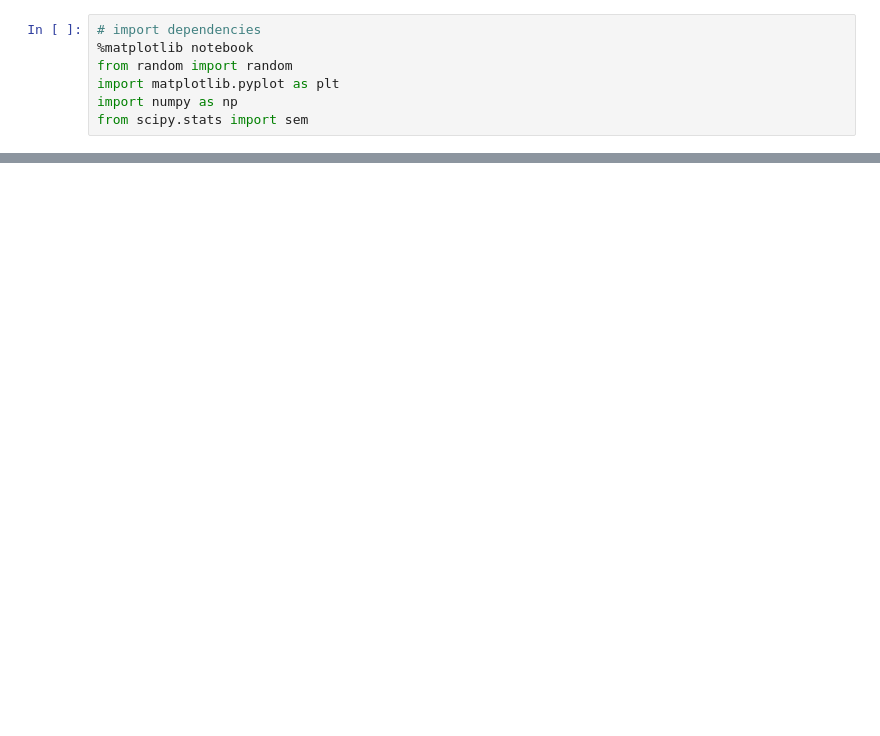
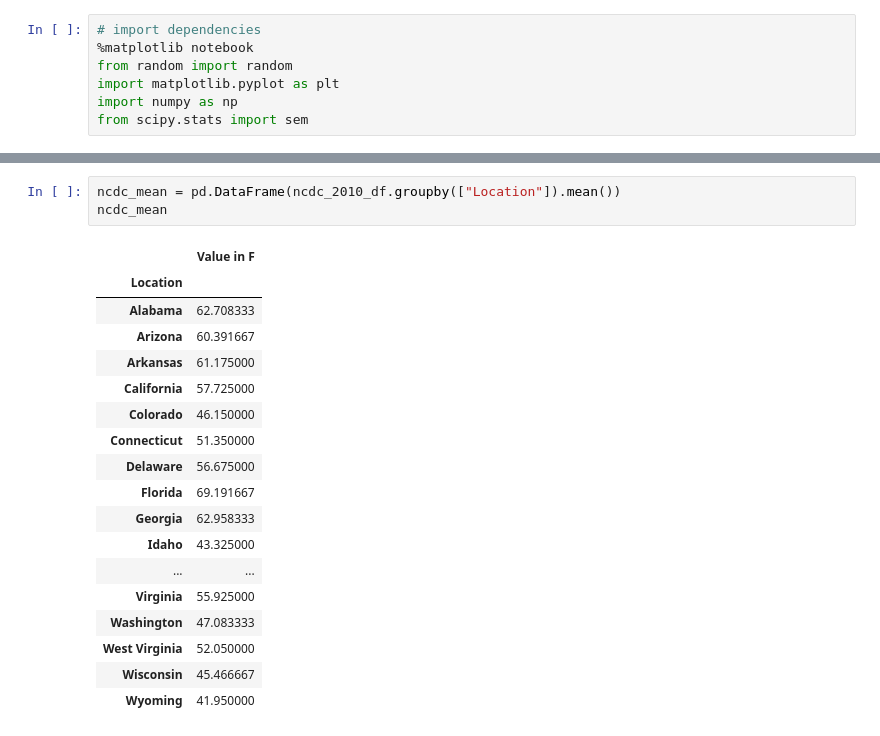
Before and after one commit to HenaVen/SMU_Pro1_Team4_repo, a Jupyter notebook: Weather_Data_NCDC_Year.ipynb, the cells around one changed output, grey strips where cells are left out. Cells and saved outputs as stored; diff of their text form; blank space fills up the shorter version.

```diff
--- a/Weather_Data_NCDC_Year.ipynb
+++ b/Weather_Data_NCDC_Year.ipynb
@@ -64,0 +80,22 @@ state_group.head()
+# %%
+ncdc_mean = pd.DataFrame(ncdc_2010_df.groupby(["Location"]).mean())
+ncdc_mean
+# %% [output]
+|  | Value in F |
+| Location |  |
+| Alabama | 62.708333 |
+| Arizona | 60.391667 |
+| Arkansas | 61.175000 |
+| California | 57.725000 |
+| Colorado | 46.150000 |
+| Connecticut | 51.350000 |
+| Delaware | 56.675000 |
+| Florida | 69.191667 |
+| Georgia | 62.958333 |
+| Idaho | 43.325000 |
+| ... | ... |
+| Virginia | 55.925000 |
+| Washington | 47.083333 |
+| West Virginia | 52.050000 |
+| Wisconsin | 45.466667 |
+| Wyoming | 41.950000 |
```
Also changed, not shown: parts of 8 cells of this notebook, 6 other files.
